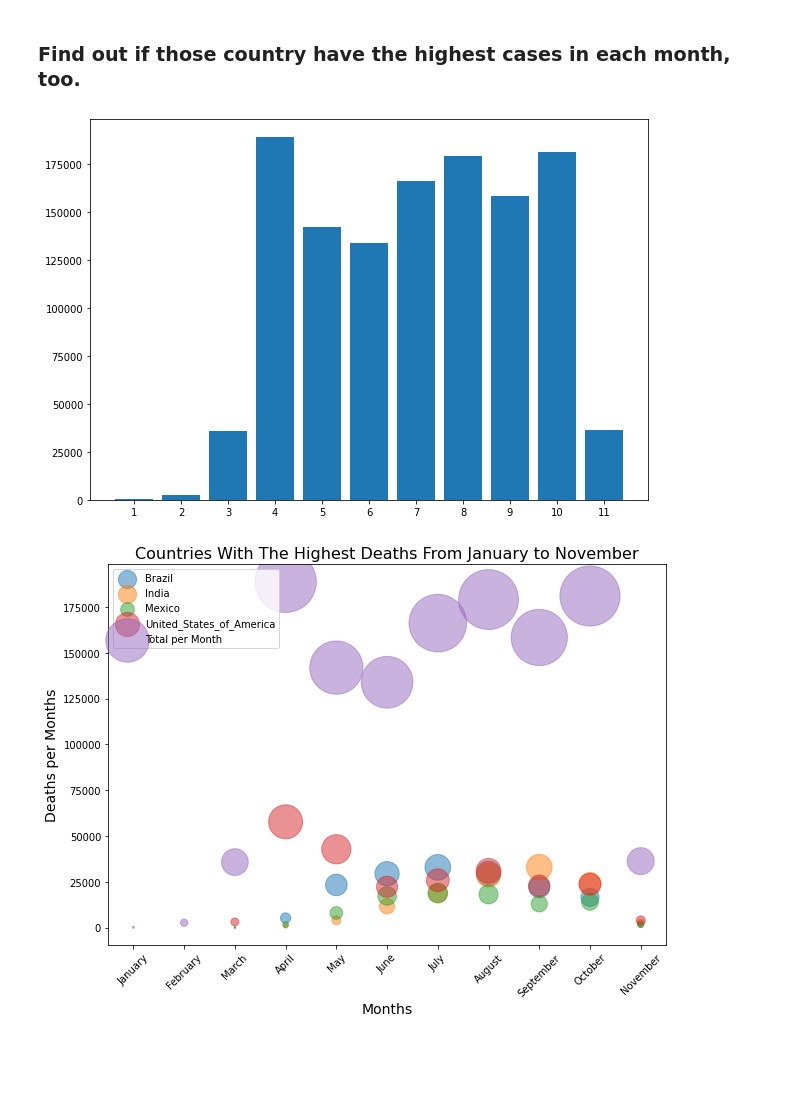
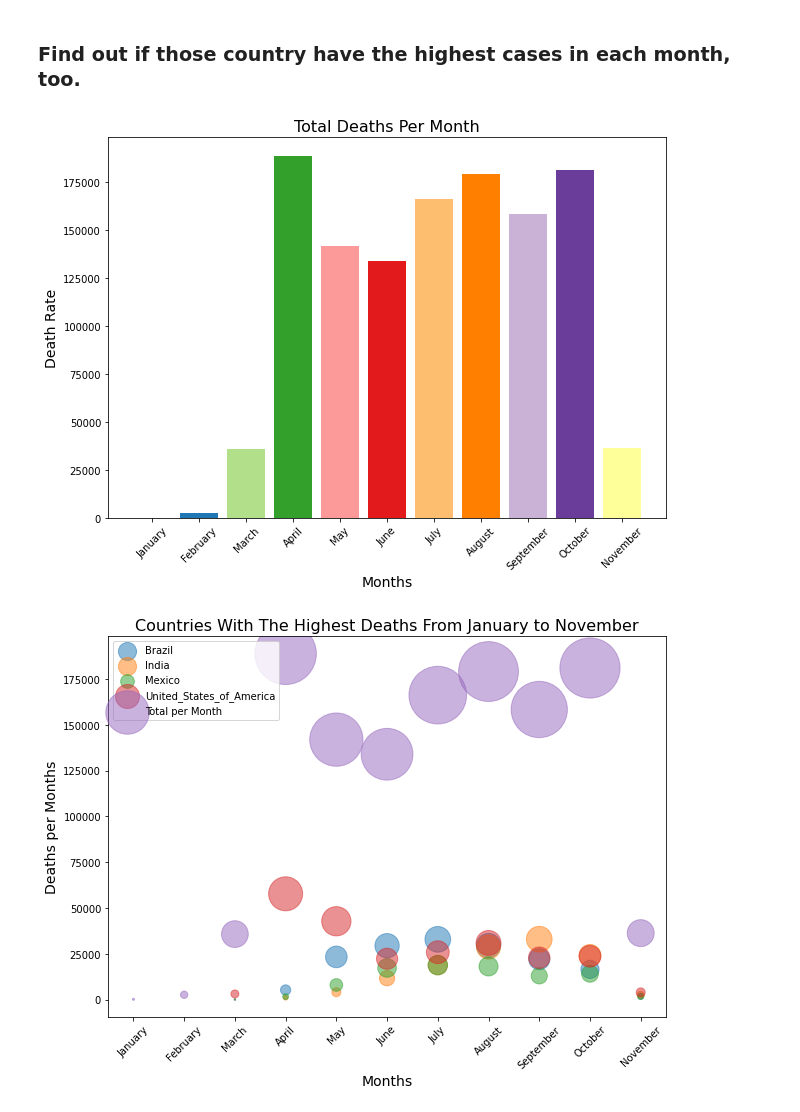
Before and after one commit to raulFuzita/cct_data_visualisation_communication, a Jupyter notebook: DVC_CA_Marina.ipynb, the cells around one changed output. Drawn from its saved outputs; the diff is of its cells as text; code cells hidden in the pictures; blank space fills up the shorter version.

```diff
--- a/DVC_CA_Marina.ipynb
+++ b/DVC_CA_Marina.ipynb
@@ -494,14 +460,24 @@ plt.show()
 # %% [markdown]
 ### Find out if those country have the highest cases in each month, too.
 # %%
-month_cd = df.groupby(['Date.Month'], as_index=False).agg({
-    'Data.Cases':'sum',
-    'Data.Deaths':'sum'
+month_cd = df.groupby([dct.Month], as_index=False).agg({
+    dct.Cases:'sum',
+    dct.Deaths:'sum'
 })
-# %%
-plt.figure(figsize =(10, 7))
-plt.bar(month_cd['Date.Month'], month_cd['Data.Deaths'], tick_label=(month_cd.index+1))
-plt.show()
-# %% [output]
-[figure, removed]
+# %%
+monthsname = []
+for mn in month_cd[dct.Month]:
+  monthsname.append(calendar.month_name[int(mn)])
+
+plt.figure(figsize =(10, 7))
+col_map = plt.get_cmap('Paired') # tab20c  Paired
+plt.bar(month_cd[dct.Month], month_cd[dct.Deaths], tick_label=(month_cd.index+1), color=col_map.colors)
+plt.xticks(np.arange(len(month_cd))+1, monthsname)
+plt.xlabel('Months', fontsize=14)
+plt.ylabel('Death Rate', fontsize=14)
+plt.title('Total Deaths Per Month', fontsize=16)
+plt.xticks(rotation=45)
+plt.show()
+# %% [output]
+[figure, added]
 # %%
```
Also changed, not shown: parts of 29 cells of this notebook.
